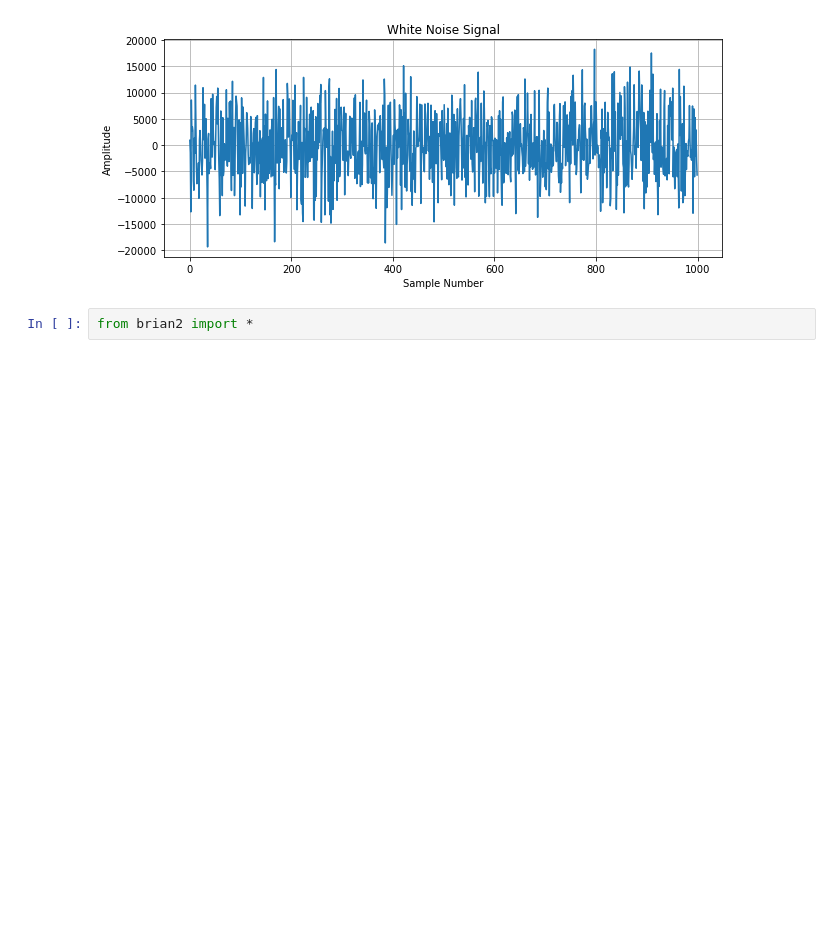
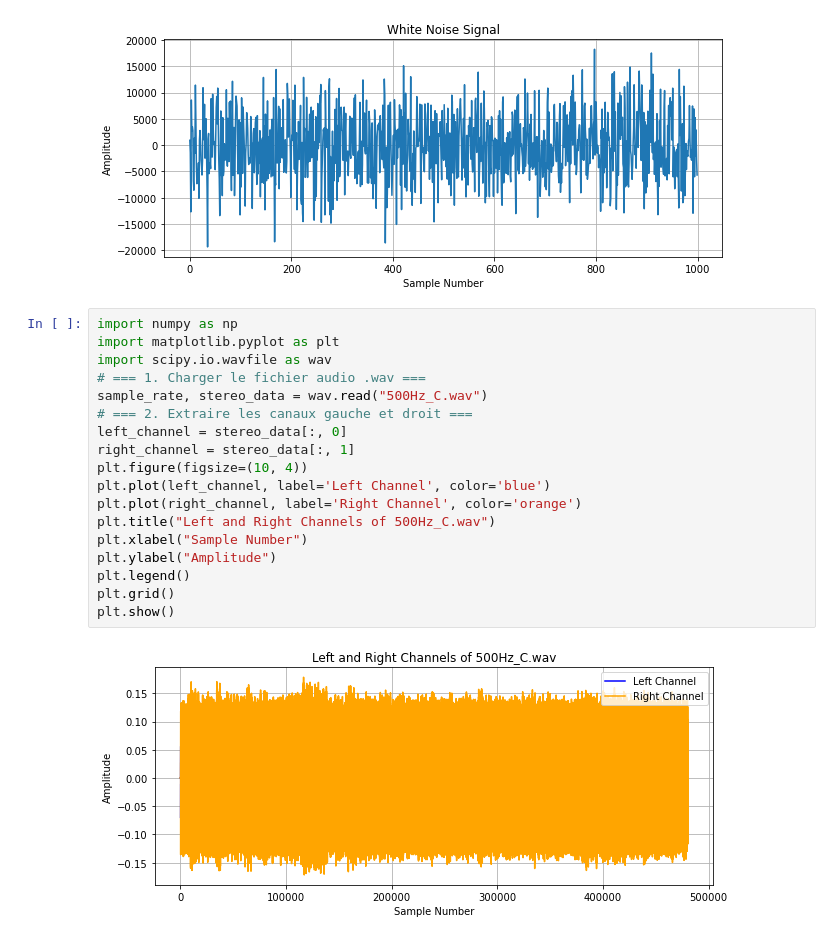
Before and after one commit to brian-team/brian2ros, a Jupyter notebook: src/ros_standalone/examples/microphone/cross_correlation.ipynb, the cells around one changed output. Cells and saved outputs as stored; diff of their text form; blank space fills up the shorter version.

```diff
--- a/src/ros_standalone/examples/microphone/cross_correlation.ipynb
+++ b/src/ros_standalone/examples/microphone/cross_correlation.ipynb
@@ -227,4 +227,22 @@ plt.show()
 # %% [output]
 [figure]
 # %%
-from brian2 import *
+import numpy as np
+import matplotlib.pyplot as plt
+import scipy.io.wavfile as wav
+# === 1. Charger le fichier audio .wav ===
+sample_rate, stereo_data = wav.read("500Hz_C.wav")
+# === 2. Extraire les canaux gauche et droit ===
+left_channel = stereo_data[:, 0]
+right_channel = stereo_data[:, 1]
+plt.figure(figsize=(10, 4))
+plt.plot(left_channel, label='Left Channel', color='blue')
+plt.plot(right_channel, label='Right Channel', color='orange')
+plt.title("Left and Right Channels of 500Hz_C.wav")
+plt.xlabel("Sample Number")
+plt.ylabel("Amplitude")
+plt.legend()
+plt.grid()
+plt.show()
+# %% [output]
+[figure, added]
```
Also changed, not shown: 3 other files.
